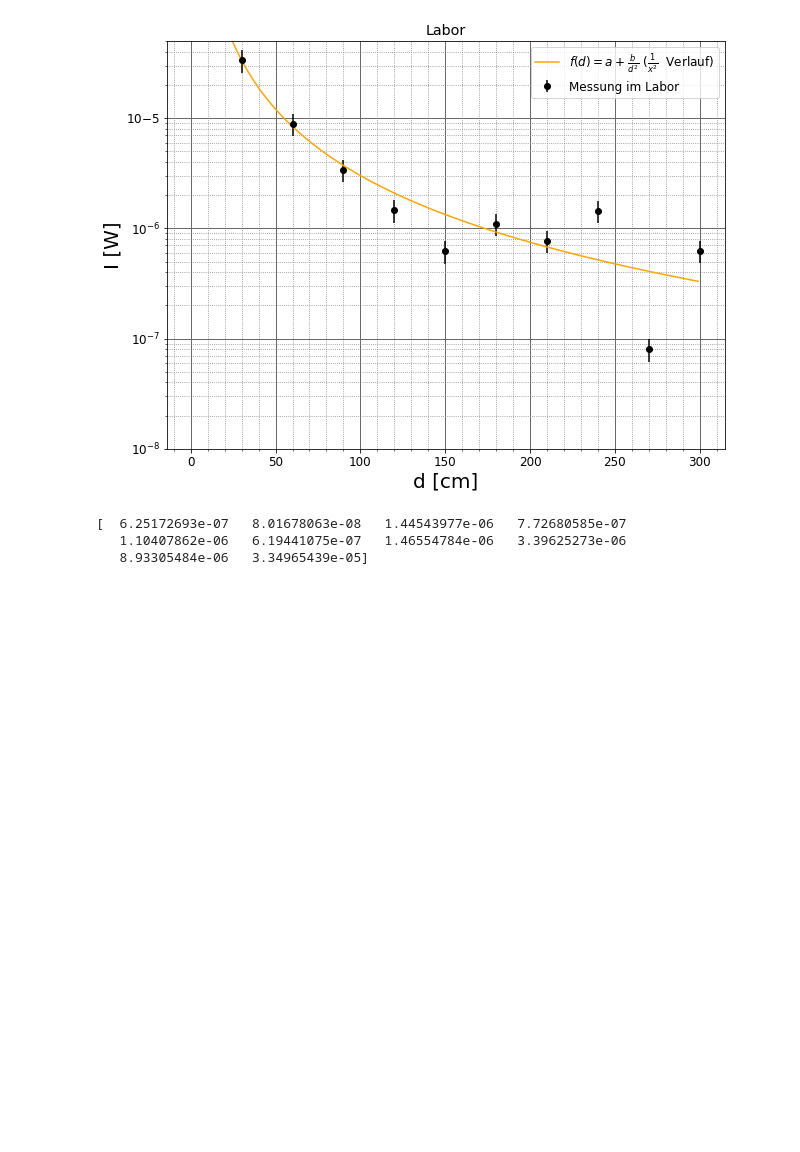
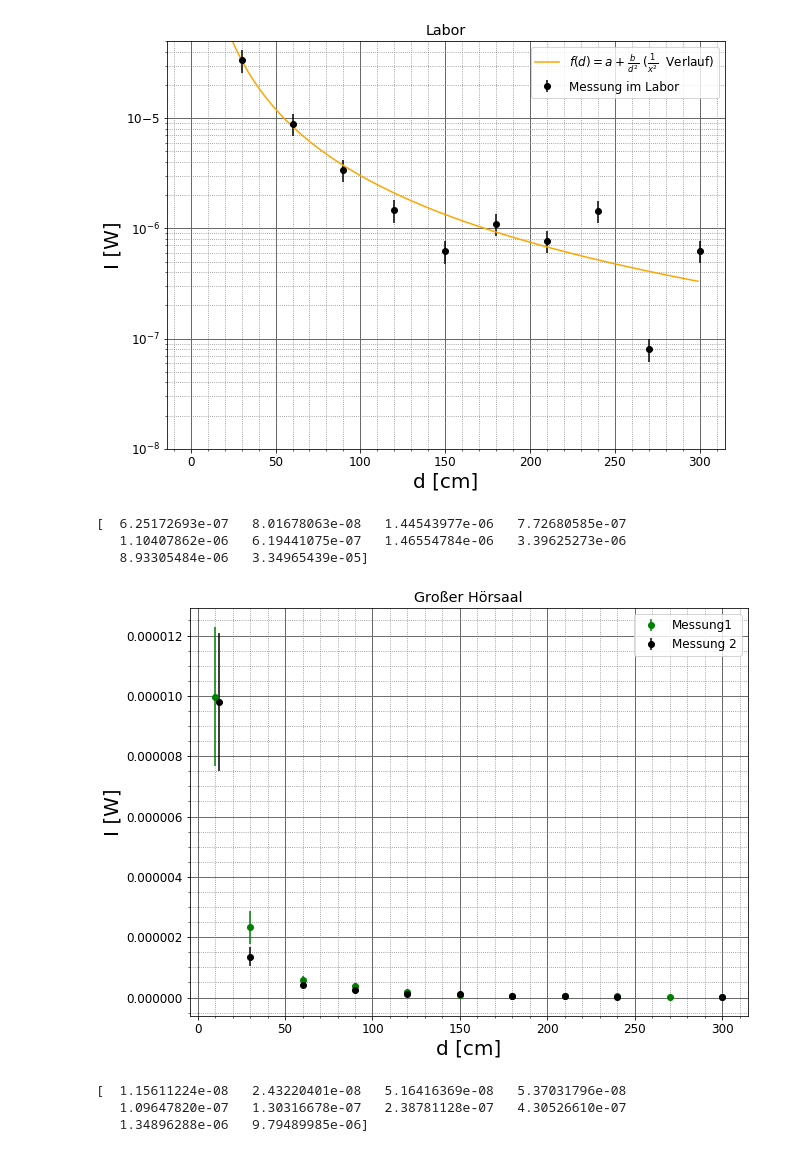
Before and after one commit to BigThonkers/AP2-Antenne, a Jupyter notebook: Rechnungen/Abstandsmessungen.ipynb, the cells around one changed output. Cells and saved outputs as stored; diff of their text form; code cells hidden in the pictures; blank space fills up the shorter version.

```diff
--- a/Rechnungen/Abstandsmessungen.ipynb
+++ b/Rechnungen/Abstandsmessungen.ipynb
@@ -308,3 +307,42 @@ print(power(I_lab1))
 [  6.25172693e-07   8.01678063e-08   1.44543977e-06   7.72680585e-07
    1.10407862e-06   6.19441075e-07   1.46554784e-06   3.39625273e-06
    8.93305484e-06   3.34965439e-05]
+# %%
+
+plt.rcParams.update({'font.size': 12})
+
+fig = plt.figure()
+ax = fig.add_subplot(1, 1, 1)
+ax.minorticks_on()
+ax.grid(which='major', linestyle='-', linewidth='1', color='dimgray')
+ax.grid(which='minor', linestyle=':', color='gray')
+
+ax.get_yaxis().set_major_formatter(matplotlib.ticker.ScalarFormatter())
+
+
+plt.errorbar(d_GrH1,power(I_GrH1),errorfinder(I_GrH1),fmt='o', label='Messung1', color='green')
+
+
+plt.errorbar(d_GrH2,power(I_GrH2),errorfinder(I_GrH2), fmt='o', label='Messung 2', color='black')
+
+
+plt.legend(loc=1)
+fig_size = plt.rcParams["figure.figsize"]
+fig_size[0] = 10
+fig_size[1] = 7.5
+plt.rcParams["figure.figsize"] = fig_size
+plt.xlabel('d [cm]', size=20)
+plt.ylabel('I [W]', size = 20)
+plt.title('Großer Hörsaal')
+
+
+
+plt.savefig(fname='bsp.jpg')
+plt.show()
+
+print(power(I_GrH2))
+# %% [output]
+[figure, added]
+[  1.15611224e-08   2.43220401e-08   5.16416369e-08   5.37031796e-08
+   1.09647820e-07   1.30316678e-07   2.38781128e-07   4.30526610e-07
+   1.34896288e-06   9.79489985e-06]
```
Also changed, not shown: parts of 6 cells of this notebook.
